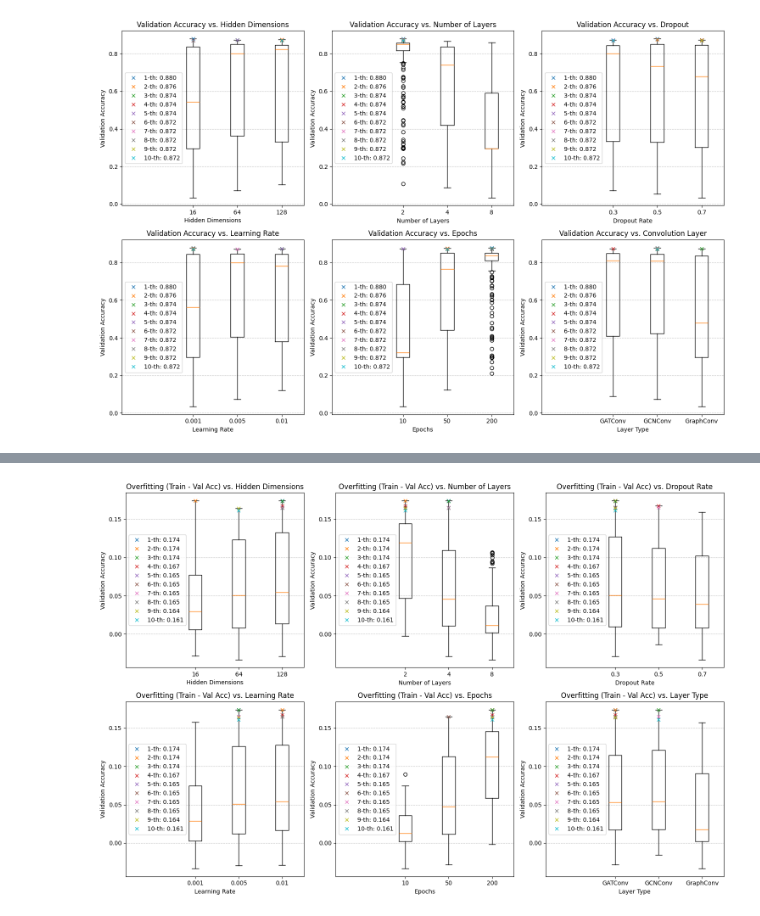
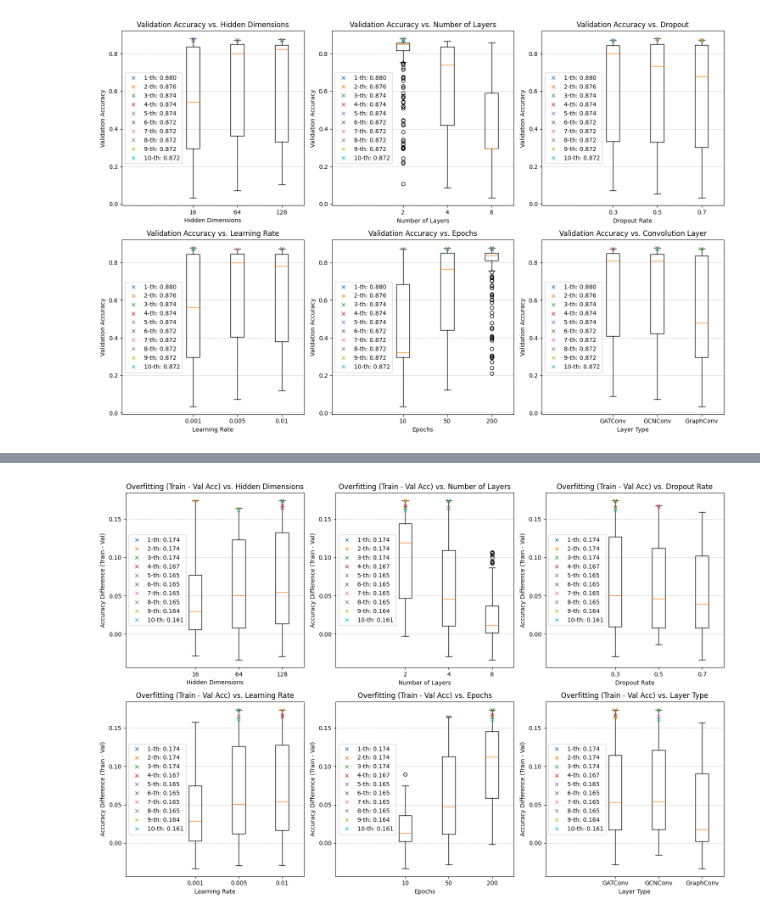
Before and after one commit to simonschindler/graph_learning, a Jupyter notebook: 2_a.ipynb, the cells around one changed output, grey strips where cells are left out. Saved outputs shown, nothing was run; the diff lists cells and outputs as text; code cells hidden in the pictures.

```diff
--- a/2_a.ipynb
+++ b/2_a.ipynb
@@ -287,14 +373,15 @@ plt.show()
 # %%
 # Analyze overfitting
 acc_diff = np.array([train - val for train, val in zip(train_accuracies, val_accuracies)])
 
 fig, ax = val_acc_vs_hyperparams(acc_diff, param_grid)
 
 for i in range(6):
     ax = fig.axes[i]
     ax.set_title(f'Overfitting (Train - Val Acc) vs. {ax.get_xlabel()}')
+    ax.set_ylabel('Accuracy Difference (Train - Val)')
 
 plt.tight_layout()
 plt.show()
 # %% [output]
-[figure, old version]
+[figure, new version]
```
Also changed, not shown: parts of 6 cells of this notebook, 11 other files.
